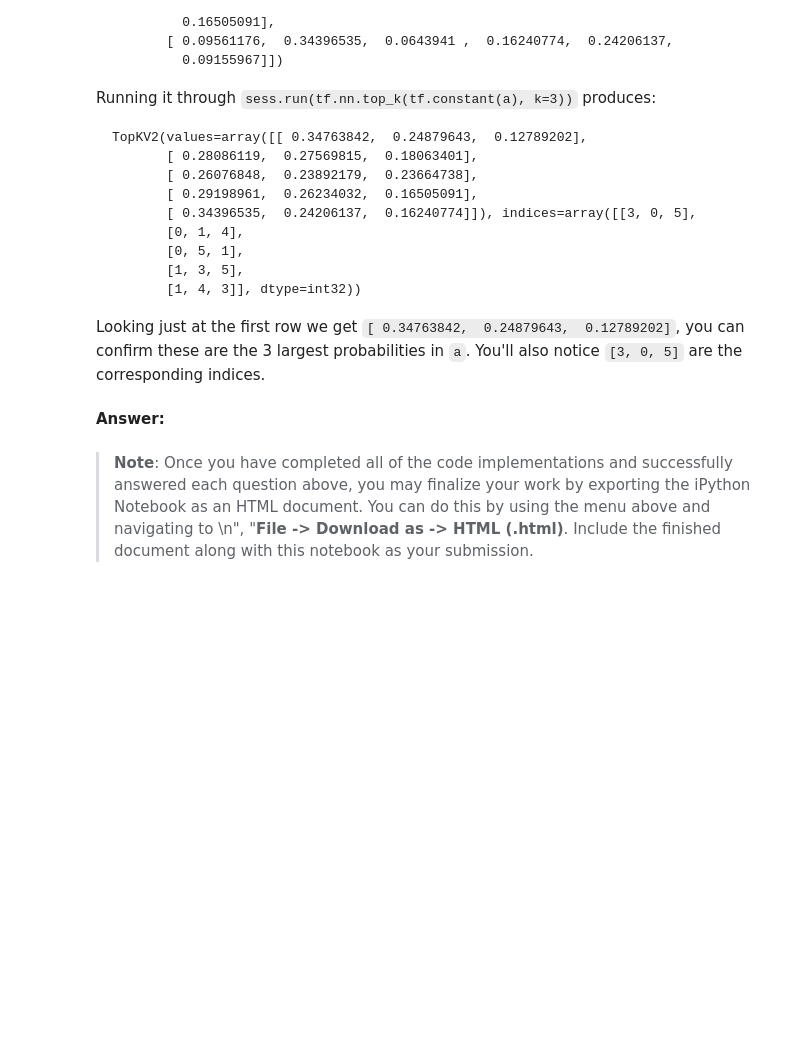
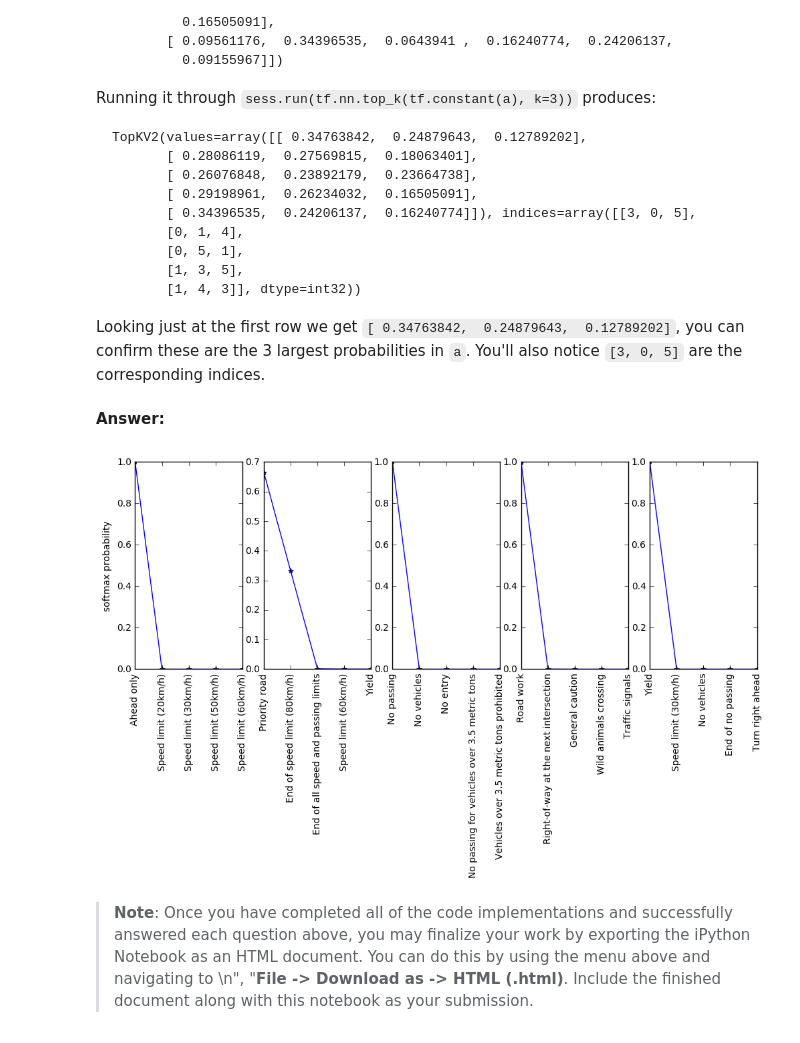
Before and after one commit to sombandy/udacity-sdc, a Jupyter notebook: carnd-projects/CarND-Traffic-Sign-Classifier-Project/Traffic_Sign_Classifier.ipynb, the cells around one changed output. Cells and saved outputs as stored; diff of their text form; code cells hidden in the pictures; blank space fills up the shorter version.

```diff
--- a/carnd-projects/CarND-Traffic-Sign-Classifier-Project/Traffic_Sign_Classifier.ipynb
+++ b/carnd-projects/CarND-Traffic-Sign-Classifier-Project/Traffic_Sign_Classifier.ipynb
@@ -658,7 +700,7 @@ You may find `signnames.csv` useful as it contains mappings from the class id (i
 
 Use the code cell (or multiple code cells, if necessary) to implement the first step of your project. Once you have completed your implementation and are satisfied with the results, be sure to thoroughly answer the questions that follow.
 # %%
-values, indices = tf.nn.top_k(tf.nn.softmax(logits), k=3)
+values, indices = tf.nn.top_k(tf.nn.softmax(logits), k=5)
 
 def predict_top_k(img, label_signs):
     sess = tf.get_default_session()
@@ -667,11 +709,11 @@ def predict_top_k(img, label_signs):
 
     vals = vals[0]
     idxs = idxs[0]
-    top_k = ["{}\t{:.3f}".format(label_signs[idxs[i]], vals[i]) for i in range(len(vals))]
-    return top_k
+    return [label_signs[i] for i in idxs], vals
 # %%
 import matplotlib.image as mpimg
 
+results = []
 with tf.Session() as sess:
     saver.restore(sess, tf.train.latest_checkpoint(checkpoint_dir))
 
@@ -680,10 +722,13 @@ with tf.Session() as sess:
         plt.imshow(img)
         plt.show()
 
-        top_k = predict_top_k(img, label_signs)
+        labels, probs = predict_top_k(img, label_signs)
+        results.append((labels, probs))
+
+        top_k = ["{}\t{:.3f}".format(labels[i], probs[i]) for i in range(len(probs))]
         print(image_file)
-        for p in top_k:
-            print(p)
+        for i in range(3):
+            print(top_k[i])
 # %% [output]
 [figure]
 move_ahead.jpg
@@ -781,3 +827,15 @@ Looking just at the first row we get `[ 0.34763842,  0.24879643,  0.12789202]`,
+# %%
+plt.figure(1, plt.figure(figsize=(12,4)))
+
+for i in range(5):
+    plt.subplot(1, 5, i+1)
+    if i == 0:
+        plt.ylabel("softmax probability")
+
+    plt.plot(range(1, 6), results[i][1], "*-")
+    plt.xticks(range(1, 6), results[i][0], rotation='vertical')
+# %% [output]
+[figure, added]
 # %% [markdown]
 > **Note**: Once you have completed all of the code implementations and successfully answered each question above, you may finalize your work by exporting the iPython Notebook as an HTML document. You can do this by using the menu above and navigating to  \n",
     "**File -> Download as -> HTML (.html)**. Include the finished document along with this notebook as your submission.
```
Also changed, not shown: parts of 26 cells of this notebook.
